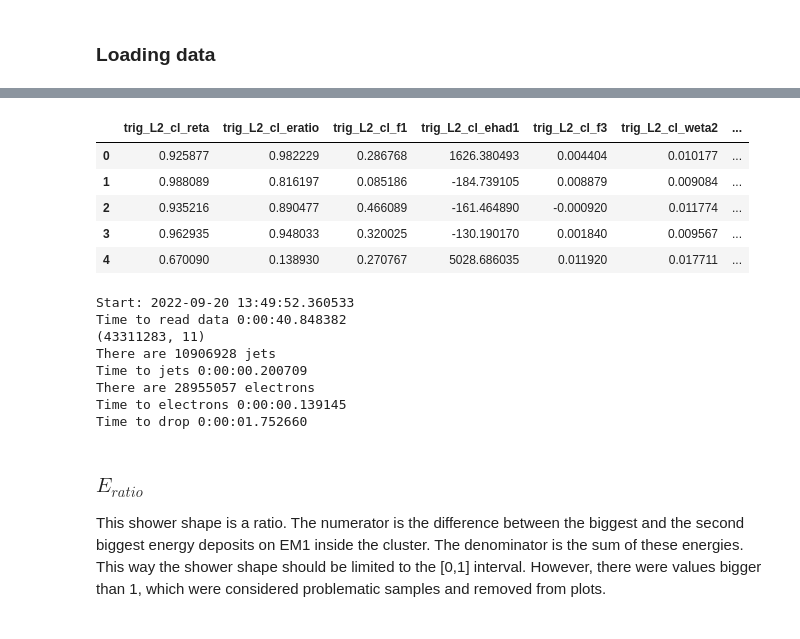
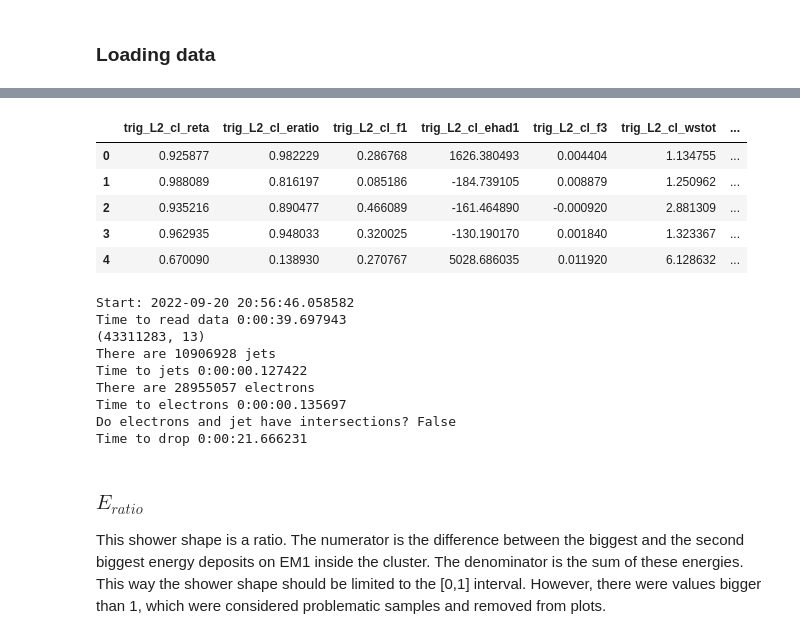
Before and after one commit to lucasbanunes/ringer, a Jupyter notebook: plots.ipynb, the cells around one changed output, grey strips where cells are left out. Drawn from its saved outputs; the diff is of its cells as text; code cells hidden in the pictures.

Commit message:
Started development of custom joint grids on plots.ipynb.

```diff
--- a/plots.ipynb
+++ b/plots.ipynb
@@ -123,6 +100,9 @@ collision_path = os.path.join(datapath, 'ided_data17_13TeV.AllPeriods.sgn.probes
 #                              'ided_data17_13TeV.AllPeriods.sgn.probes_lhvloose_EGAM1.bkg.vprobes_vlhvloose_EGAM7.GRL_v97.25bins.parquet_et4_eta4.parquet')
 boosted_path = os.path.join(datapath, 'ided_mc16_13TeV.302236_309995_341330.sgn.boosted_probes.WZ_llqq_plus_radion_ZZ_llqq_plus_ggH3000.merge.25bins.v2.parquet')
 
-shower_shapes = [STEP_PREFIX[step] + ss for ss in SHOWER_SHAPES.keys()]
-shower_shapes
+var_infos = pd.read_csv(os.path.join(datapath, 'var_infos.csv'), index_col=0)
+load_cols = var_infos.loc[var_infos['description'] == 'shower shape', 'l2calo'].to_list()
+load_cols += var_infos.loc[var_infos['name'].isin(['et', 'eta']), 'l2calo'].to_list()
+print(load_cols)
+var_infos
 # %% [output]
@@ -137,44 +121,48 @@ shower_shapes
 # %%
-boosted_data = pd.read_parquet(boosted_path, columns=shower_shapes)
+boosted_data = pd.read_parquet(boosted_path, columns=load_cols)
+boosted_data['trig_L2_cl_et'] = boosted_data['trig_L2_cl_et']/1000
 boosted_data.head()
 # %% [output]
-|  | trig_L2_cl_reta | trig_L2_cl_eratio | trig_L2_cl_f1 | trig_L2_cl_ehad1 | trig_L2_cl_f3 | trig_L2_cl_weta2 | ... |
-| 0 | 0.925877 | 0.982229 | 0.286768 | 1626.380493 | 0.004404 | 0.010177 | ... |
-| 1 | 0.988089 | 0.816197 | 0.085186 | -184.739105 | 0.008879 | 0.009084 | ... |
-| 2 | 0.935216 | 0.890477 | 0.466089 | -161.464890 | -0.000920 | 0.011774 | ... |
-| 3 | 0.962935 | 0.948033 | 0.320025 | -130.190170 | 0.001840 | 0.009567 | ... |
-| 4 | 0.670090 | 0.138930 | 0.270767 | 5028.686035 | 0.011920 | 0.017711 | ... |
+|  | trig_L2_cl_reta | trig_L2_cl_eratio | trig_L2_cl_f1 | trig_L2_cl_ehad1 | trig_L2_cl_f3 | trig_L2_cl_wstot | ... |
+| 0 | 0.925877 | 0.982229 | 0.286768 | 1626.380493 | 0.004404 | 1.134755 | ... |
+| 1 | 0.988089 | 0.816197 | 0.085186 | -184.739105 | 0.008879 | 1.250962 | ... |
+| 2 | 0.935216 | 0.890477 | 0.466089 | -161.464890 | -0.000920 | 2.881309 | ... |
+| 3 | 0.962935 | 0.948033 | 0.320025 | -130.190170 | 0.001840 | 1.323367 | ... |
+| 4 | 0.670090 | 0.138930 | 0.270767 | 5028.686035 | 0.011920 | 6.128632 | ... |
 # %%
 start_time = datetime.now()
 print(f'Start: {start_time}')
 add_cols = ['target', 'el_lhmedium', 'el_lhvloose']
-collision_data = pd.read_parquet(collision_path, columns=shower_shapes + add_cols)
+collision_data = pd.read_parquet(collision_path, columns=load_cols + add_cols)
 read_time = datetime.now()
 print(f'Time to read data {read_time-start_time}')
 print(collision_data.shape)
-jet_label = get_jet_label(collision_data, 'el_lhvloose')
-collision_data['jet'] = jet_label
-print(f'There are {jet_label.sum()} jets')
+collision_data['jet'] = get_jet_label(collision_data, 'el_lhvloose')
+print(f'There are {collision_data["jet"].sum()} jets')
 jet_time = datetime.now()
 print(f'Time to jets {jet_time-read_time}')
-electron_label = get_electron_label(collision_data, 'el_lhmedium')
-collision_data['electron'] = electron_label
-print(f'There are {electron_label.sum()} electrons')
+collision_data['electron'] = get_electron_label(collision_data, 'el_lhmedium')
+print(f'There are {collision_data["electron"].sum()} electrons')
 el_time = datetime.now()
 print(f'Time to electrons {el_time-jet_time}')
+print(f'Do electrons and jet have intersections? {(collision_data["electron"] & collision_data["jet"]).any()}')
 collision_data.drop(add_cols, axis=1, inplace=True)
+collision_data.drop(collision_data.index[~(collision_data['electron'] | collision_data['jet'])],
+    axis=0, inplace=True)
 collision_data.head()
 end_time = datetime.now()
 print(f'Time to drop {end_time-el_time}')
+collision_data['trig_L2_cl_et'] = collision_data['trig_L2_cl_et']/1000
 # %% [output]
-Start: 2022-09-20 13:49:52.360533
-Time to read data 0:00:40.848382
-(43311283, 11)
+Start: 2022-09-20 20:56:46.058582
+Time to read data 0:00:39.697943
+(43311283, 13)
 There are 10906928 jets
-Time to jets 0:00:00.200709
+Time to jets 0:00:00.127422
 There are 28955057 electrons
-Time to electrons 0:00:00.139145
-Time to drop 0:00:01.752660
+Time to electrons 0:00:00.135697
+Do electrons and jet have intersections? False
+Time to drop 0:00:21.666231
 # %% [markdown]
 ### $E_{ratio}$
 
```
Also changed, not shown: parts of 21 cells of this notebook.
